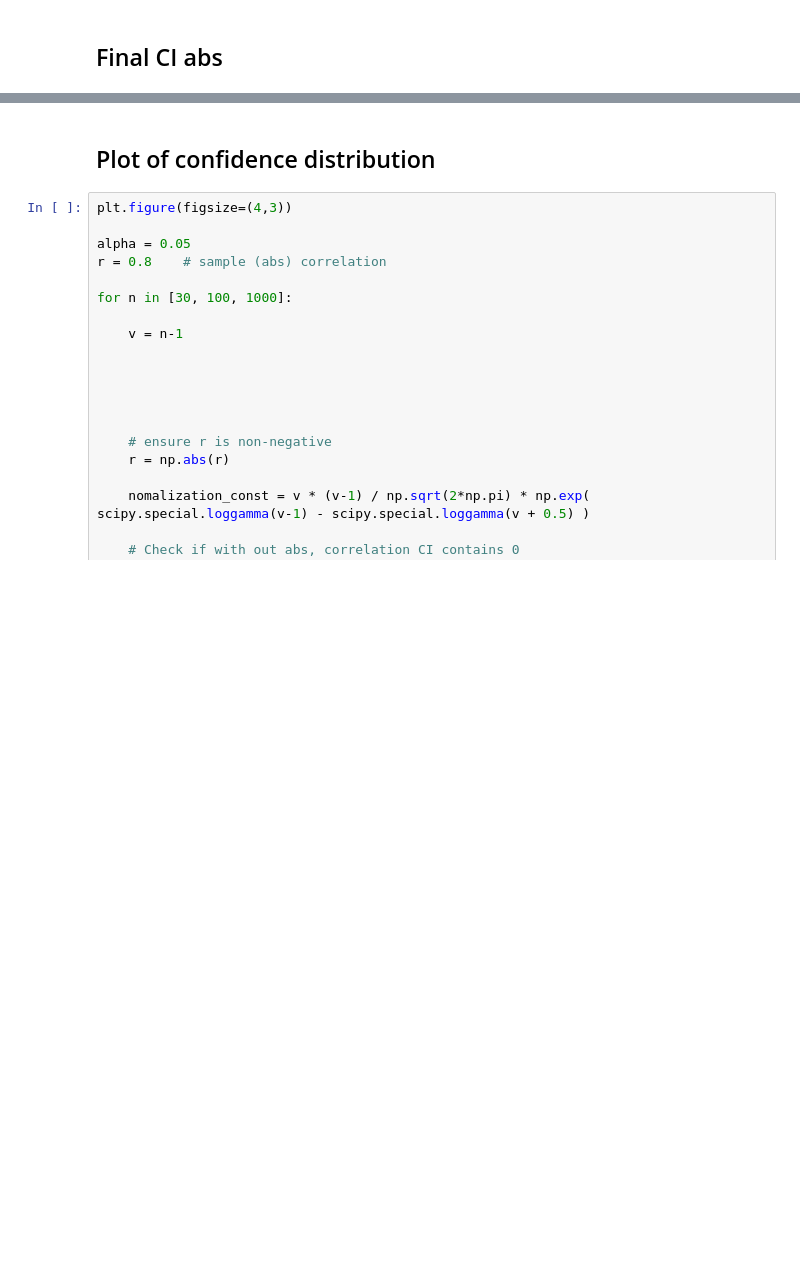
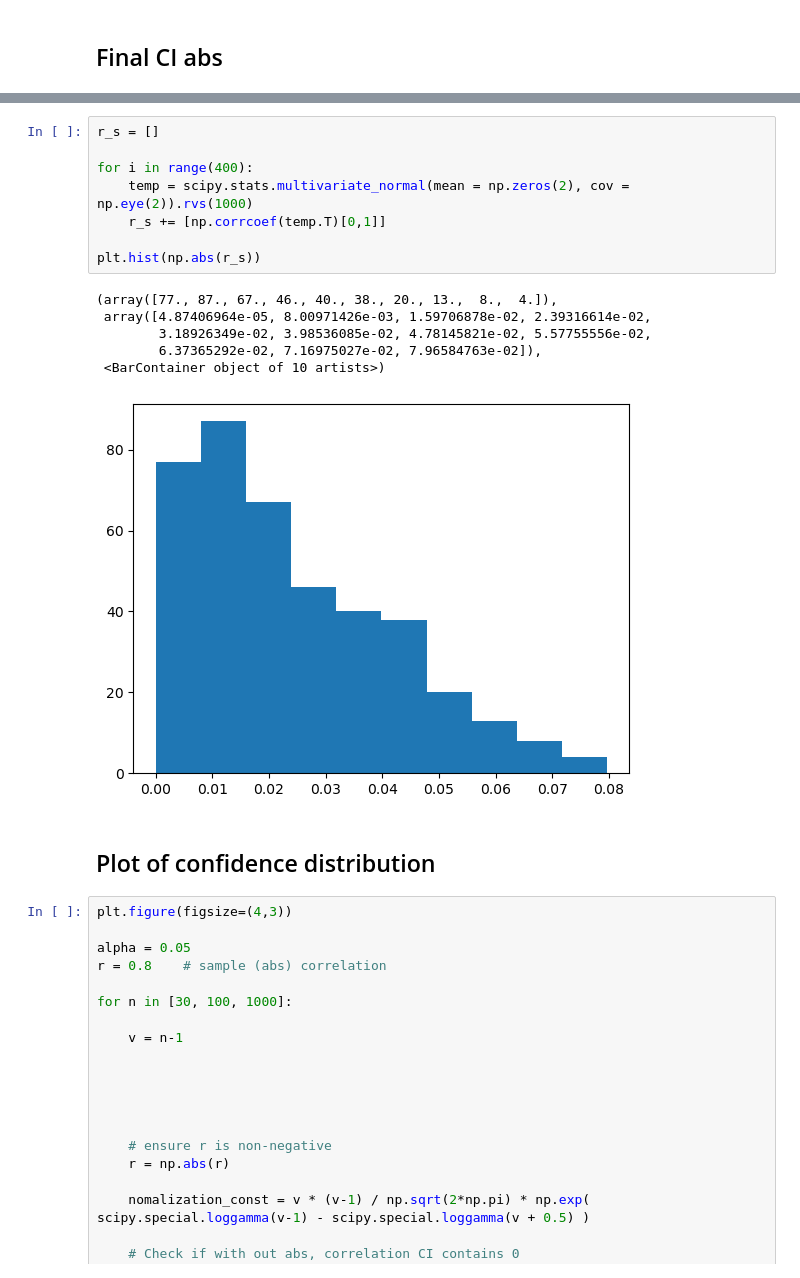
Before and after one commit to jonasbruhub/Analysis-of-Production-flow-systems-with-focus-on-industry, a Jupyter notebook: Simulations and code/Example Network Gaussian 3.ipynb, the cells around one changed output, grey strips where cells are left out. Saved outputs shown, nothing was run; the diff lists cells and outputs as text; blank space fills up the shorter version.

```diff
--- a/Simulations and code/Example Network Gaussian 3.ipynb
+++ b/Simulations and code/Example Network Gaussian 3.ipynb
@@ -554,3 +594,18 @@ CI abs rho: [0.010709, 0.131363]
+# %%
+r_s = []
+
+for i in range(400):
+    temp = scipy.stats.multivariate_normal(mean = np.zeros(2), cov = np.eye(2)).rvs(1000)
+    r_s += [np.corrcoef(temp.T)[0,1]]
+
+plt.hist(np.abs(r_s))
+# %% [output]
+(array([77., 87., 67., 46., 40., 38., 20., 13.,  8.,  4.]),
+ array([4.87406964e-05, 8.00971426e-03, 1.59706878e-02, 2.39316614e-02,
+        3.18926349e-02, 3.98536085e-02, 4.78145821e-02, 5.57755556e-02,
+        6.37365292e-02, 7.16975027e-02, 7.96584763e-02]),
+ <BarContainer object of 10 artists>)
+[figure, added]
 # %% [markdown]
 ## Plot of confidence distribution
 # %%
```
Also changed, not shown: parts of 14 cells of this notebook, 3 other files.
